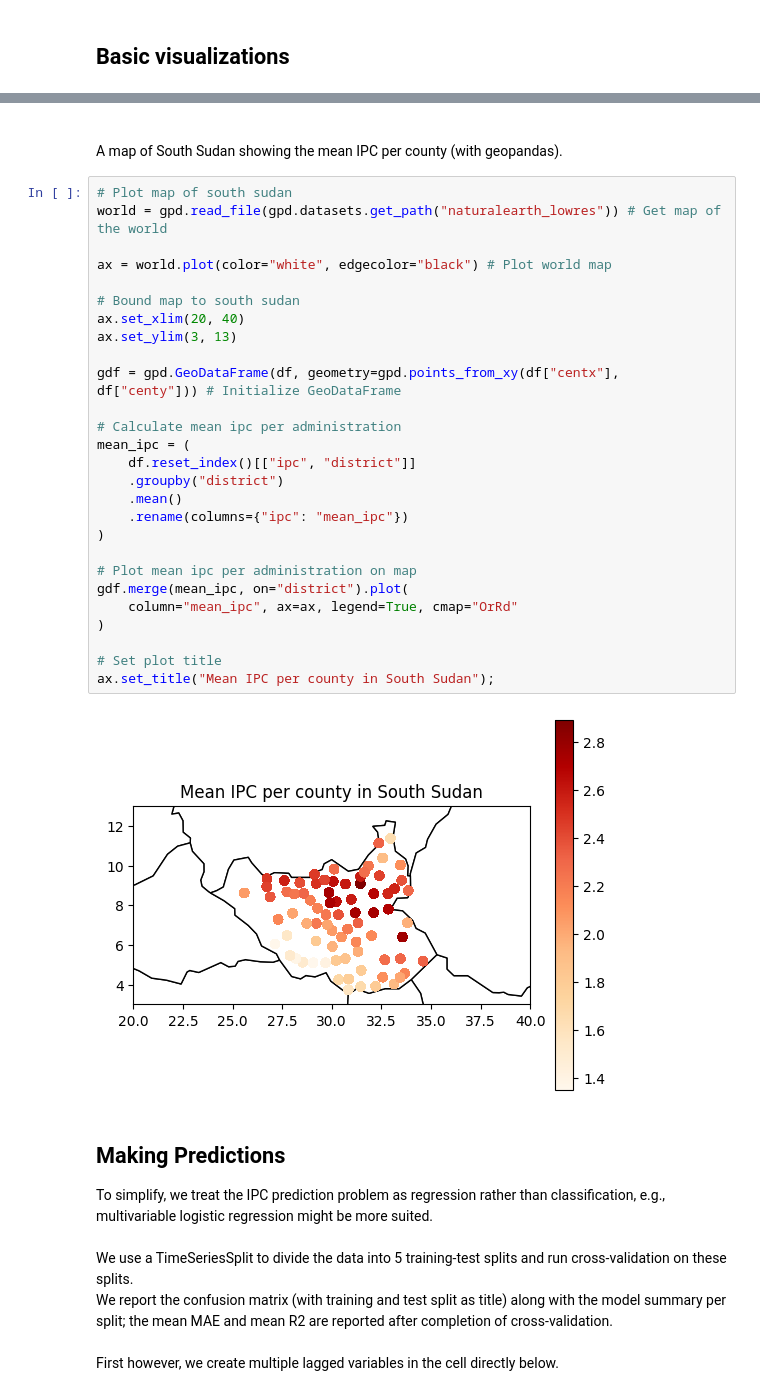
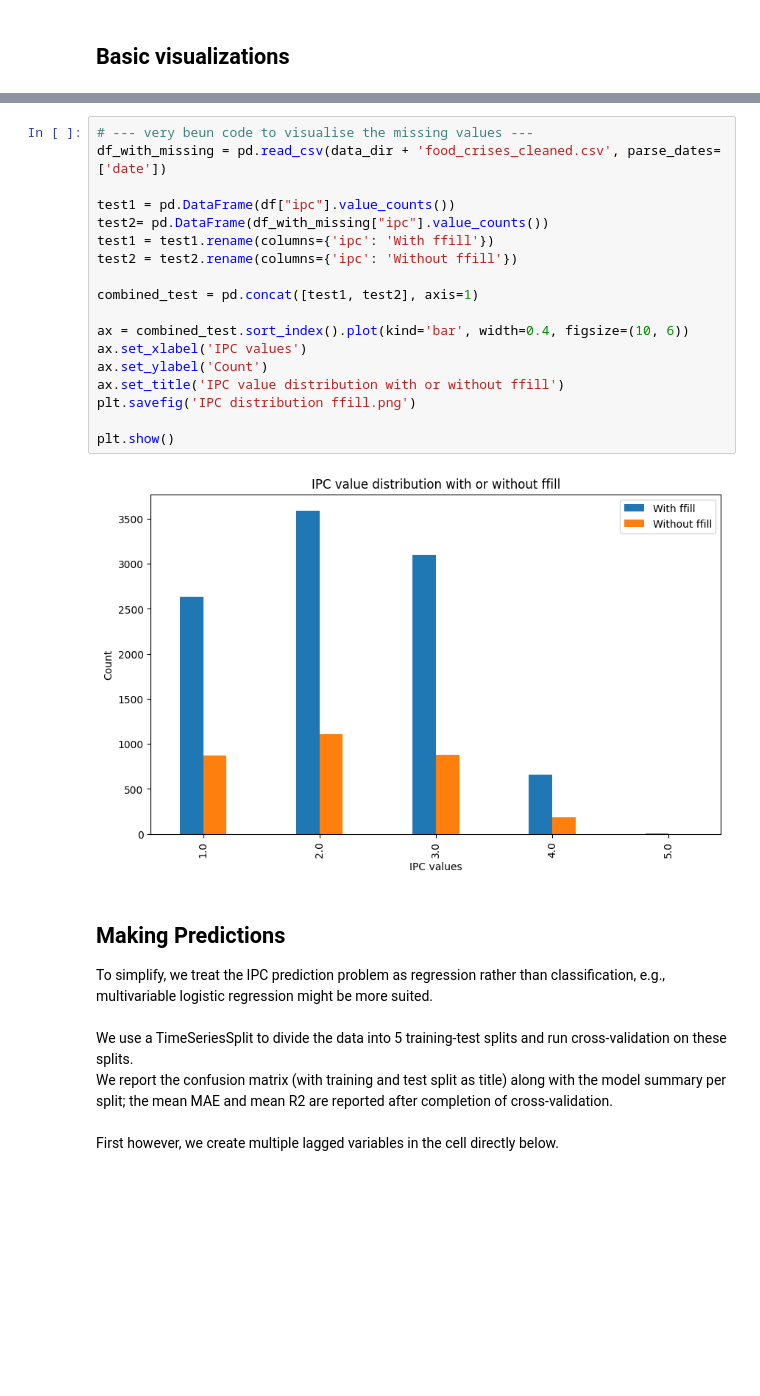
Before and after one commit to GielJW/JBG060-DC3-23-24-public, a Jupyter notebook: predictions.ipynb, the cells around one changed output, grey strips where cells are left out. Cells and saved outputs as stored; diff of their text form; blank space fills up the shorter version.

```diff
--- a/predictions.ipynb
+++ b/predictions.ipynb
@@ -48,35 +32,23 @@ ax.set_ylabel('Frequency'); # Set y label
-# %% [markdown]
-<br>
-A map of South Sudan showing the mean IPC per county (with geopandas).
-# %%
-# Plot map of south sudan
-world = gpd.read_file(gpd.datasets.get_path("naturalearth_lowres")) # Get map of the world
-
-ax = world.plot(color="white", edgecolor="black") # Plot world map
-
-# Bound map to south sudan
-ax.set_xlim(20, 40)
-ax.set_ylim(3, 13)
-
-gdf = gpd.GeoDataFrame(df, geometry=gpd.points_from_xy(df["centx"], df["centy"])) # Initialize GeoDataFrame
-
-# Calculate mean ipc per administration
-mean_ipc = (
-    df.reset_index()[["ipc", "district"]]
-    .groupby("district")
-    .mean()
-    .rename(columns={"ipc": "mean_ipc"})
-)
-
-# Plot mean ipc per administration on map
-gdf.merge(mean_ipc, on="district").plot(
-    column="mean_ipc", ax=ax, legend=True, cmap="OrRd"
-)
-
-# Set plot title
-ax.set_title("Mean IPC per county in South Sudan");
-# %% [output]
-[figure, removed]
+# %%
+# --- very beun code to visualise the missing values ---
+df_with_missing = pd.read_csv(data_dir + 'food_crises_cleaned.csv', parse_dates=['date'])
+
+test1 = pd.DataFrame(df["ipc"].value_counts())
+test2= pd.DataFrame(df_with_missing["ipc"].value_counts())
+test1 = test1.rename(columns={'ipc': 'With ffill'})
+test2 = test2.rename(columns={'ipc': 'Without ffill'})
+
+combined_test = pd.concat([test1, test2], axis=1)
+
+ax = combined_test.sort_index().plot(kind='bar', width=0.4, figsize=(10, 6))
+ax.set_xlabel('IPC values')
+ax.set_ylabel('Count')
+ax.set_title('IPC value distribution with or without ffill')
+plt.savefig('IPC distribution ffill.png')
+
+plt.show()
+# %% [output]
+[figure, added]
 # %% [markdown]
 ## Making Predictions
 
```
Also changed, not shown: parts of 7 cells of this notebook, 6 other files.
